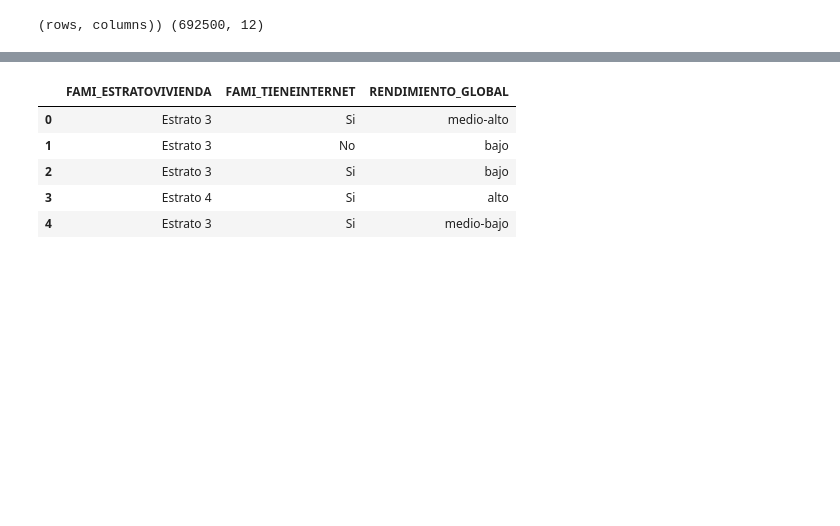
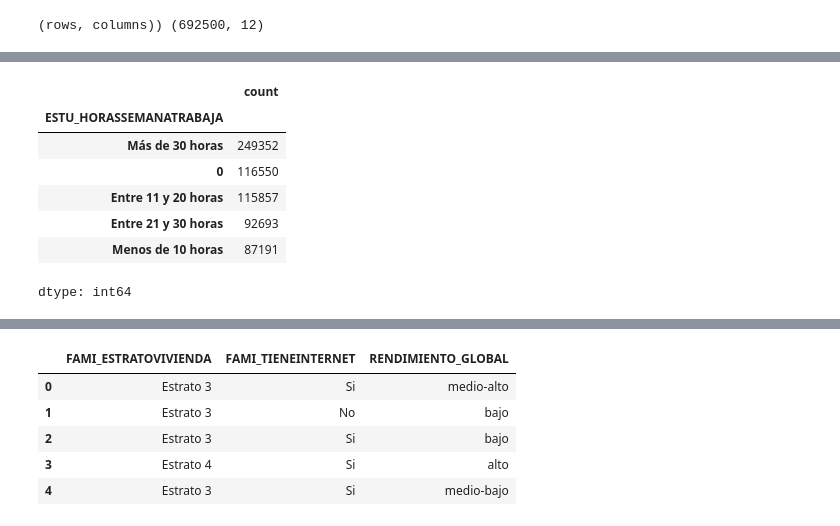
Before and after one commit to maikol0629/models1, a Jupyter notebook: 01_exploración.ipynb, the cells around one changed output, grey strips where cells are left out. Drawn from its saved outputs; the diff is of its cells as text; code cells hidden in the pictures; blank space fills up the shorter version.

```diff
--- a/01_exploración.ipynb
+++ b/01_exploración.ipynb
@@ -28,0 +70,11 @@ z.head()
+# %%
+z['ESTU_HORASSEMANATRABAJA'].value_counts()
+# %% [output]
+|  | count |
+| ESTU_HORASSEMANATRABAJA |  |
+| Más de 30 horas | 249352 |
+| 0 | 116550 |
+| Entre 11 y 20 horas | 115857 |
+| Entre 21 y 30 horas | 92693 |
+| Menos de 10 horas | 87191 |
+dtype: int64
```
Also changed, not shown: parts of 7 cells of this notebook, 1 other file.
